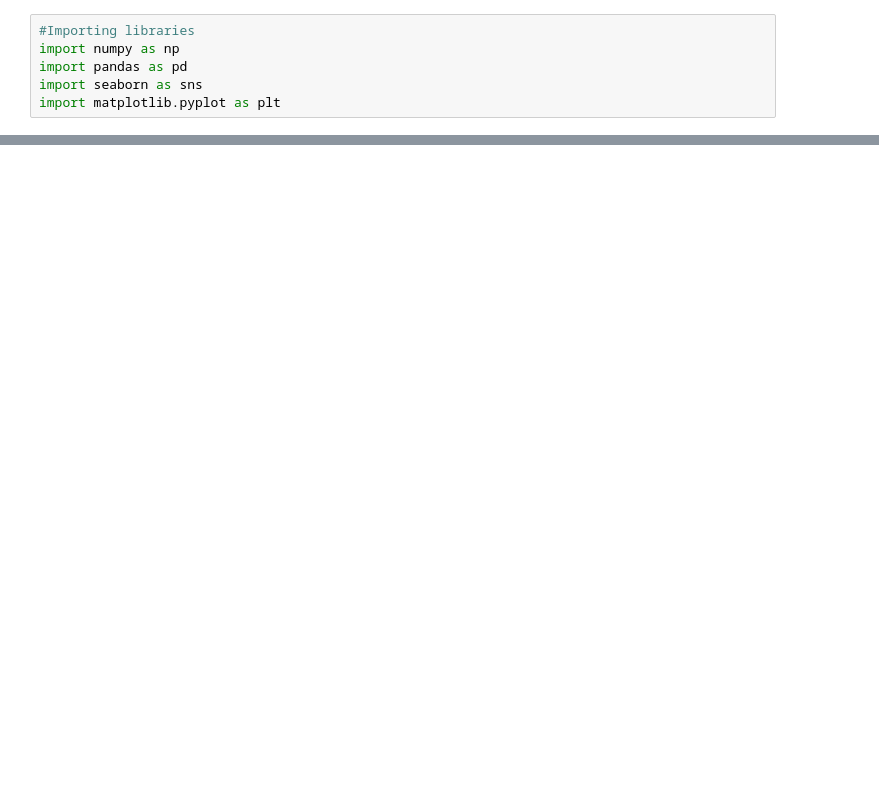
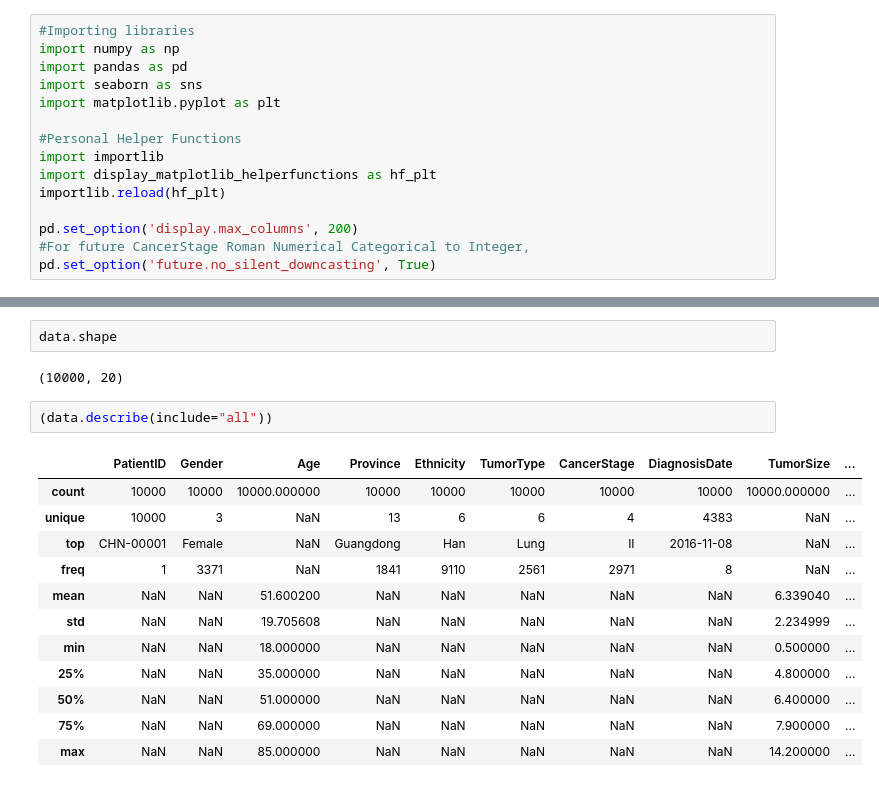
Before and after one commit to Mamoru3/china_cancer_patients_DA, a Jupyter notebook: china_cancer_patients_synthetic.ipynb, the cells around one changed output, grey strips where cells are left out. Cells and saved outputs as stored; diff of their text form; blank space fills up the shorter version.

Commit message:
Cleaned dataset, now analysing features, created and commented helper files

```diff
--- a/china_cancer_patients_synthetic.ipynb
+++ b/china_cancer_patients_synthetic.ipynb
@@ -4,4 +28,13 @@ import numpy as np
 import pandas as pd
 import seaborn as sns
 import matplotlib.pyplot as plt
+
+#Personal Helper Functions
+import importlib
+import display_matplotlib_helperfunctions as hf_plt
+importlib.reload(hf_plt)
+
+pd.set_option('display.max_columns', 200)
+#For future CancerStage Roman Numerical Categorical to Integer,
+pd.set_option('future.no_silent_downcasting', True)
 # %%
@@ -65,0 +63,19 @@ plt.show()
+# %%
+data.shape
+# %% [output]
+(10000, 20)
+# %%
+(data.describe(include="all"))
+# %% [output]
+|  | PatientID | Gender | Age | Province | Ethnicity | TumorType | CancerStage | DiagnosisDate | TumorSize | ... |
+| count | 10000 | 10000 | 10000.000000 | 10000 | 10000 | 10000 | 10000 | 10000 | 10000.000000 | ... |
+| unique | 10000 | 3 | NaN | 13 | 6 | 6 | 4 | 4383 | NaN | ... |
+| top | CHN-00001 | Female | NaN | Guangdong | Han | Lung | II | 2016-11-08 | NaN | ... |
+| freq | 1 | 3371 | NaN | 1841 | 9110 | 2561 | 2971 | 8 | NaN | ... |
+| mean | NaN | NaN | 51.600200 | NaN | NaN | NaN | NaN | NaN | 6.339040 | ... |
+| std | NaN | NaN | 19.705608 | NaN | NaN | NaN | NaN | NaN | 2.234999 | ... |
+| min | NaN | NaN | 18.000000 | NaN | NaN | NaN | NaN | NaN | 0.500000 | ... |
+| 25% | NaN | NaN | 35.000000 | NaN | NaN | NaN | NaN | NaN | 4.800000 | ... |
+| 50% | NaN | NaN | 51.000000 | NaN | NaN | NaN | NaN | NaN | 6.400000 | ... |
+| 75% | NaN | NaN | 69.000000 | NaN | NaN | NaN | NaN | NaN | 7.900000 | ... |
+| max | NaN | NaN | 85.000000 | NaN | NaN | NaN | NaN | NaN | 14.200000 | ... |
```
Also changed, not shown: parts of 17 cells of this notebook, 4 other files.
